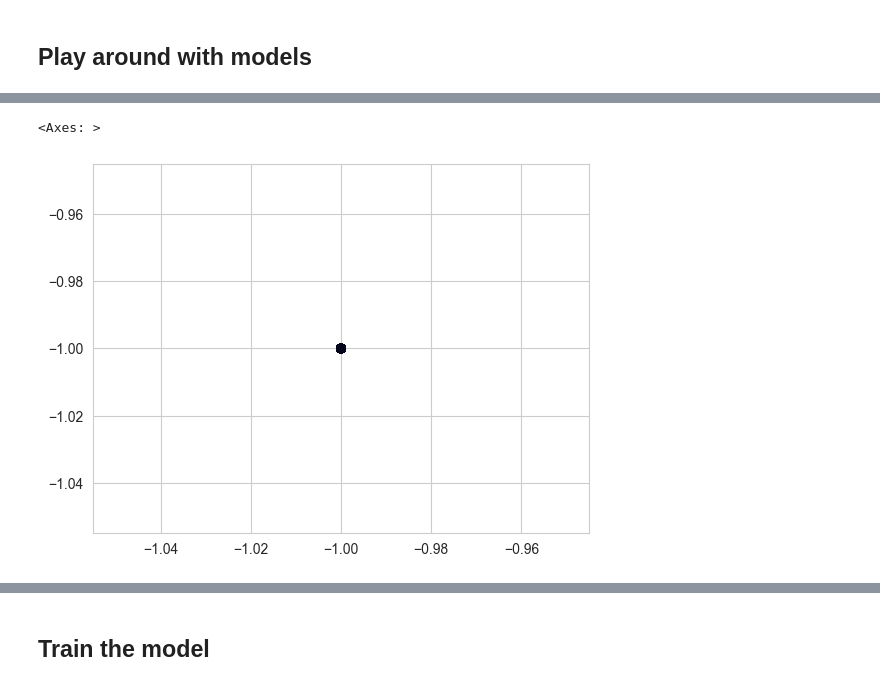
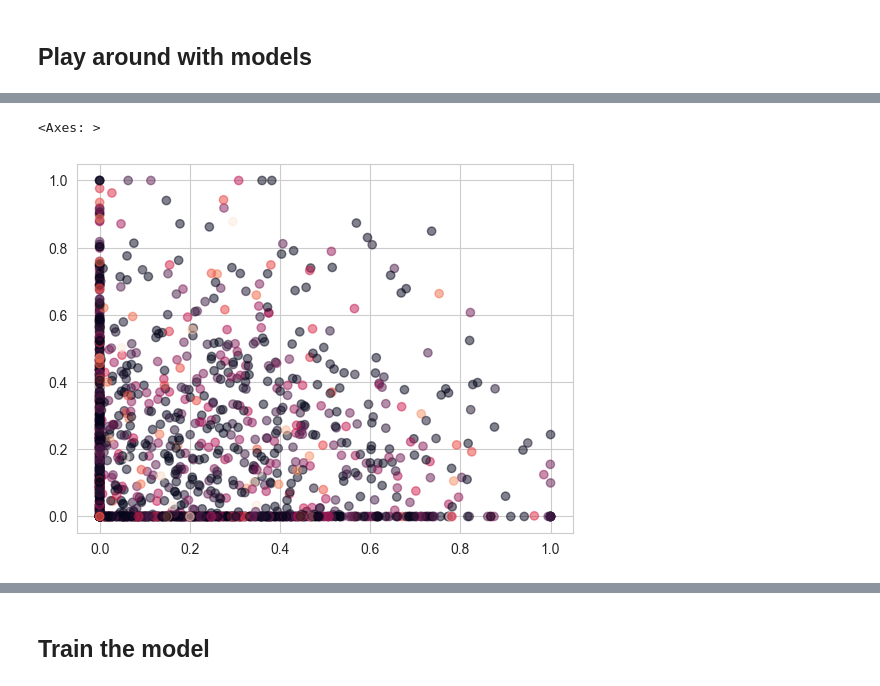
Before and after one commit to Veikko-Saikkonen/hard-spheres, a Jupyter notebook: Notebooks/HardSpheres_v1.ipynb, the cells around one changed output, grey strips where cells are left out. Cells and saved outputs as stored; diff of their text form; code cells hidden in the pictures.

```diff
--- a/Notebooks/HardSpheres_v1.ipynb
+++ b/Notebooks/HardSpheres_v1.ipynb
@@ -50,7 +50,7 @@ from src.plotting import plot_pointcloud, plot_sample_figures
 ## Load data
 # %%
 
-phis = [0.84] # Add more phis here
+phis = [0.84, 0.74] # Add more phis here
 path = Path("../data/raw/samples")
 
 files, dataframe, metadata = load_raw_data(path, phi=phis)
@@ -61,7 +75,7 @@ Number of Files found :  500
 # %%
 from sklearn.preprocessing import StandardScaler, MinMaxScaler
 
-scaler = MinMaxScaler(feature_range=(-1, 1))
+scaler = MinMaxScaler(feature_range=(0, 1))
 
 dataframe_scaled = pd.DataFrame(scaler.fit_transform(dataframe), columns=dataframe.columns)
 
@@ -107,7 +111,7 @@ This is better than not ordered, but can be problematic as values in the middle
 However it is also a good experiment as if we observe that the corners behave better than the middle, we know we are on to something.
 # %%
 dataframe_scaled_ordered = dataframe_scaled.copy()
-dataframe_scaled_ordered["Xy"] = dataframe_scaled_ordered["x"] + dataframe_scaled_ordered["y"]
+dataframe_scaled_ordered["Xy"] = np.sqrt(((dataframe_scaled_ordered["x"]-0.5)**2) + ((dataframe_scaled_ordered["y"]-0.5)**2))
 dataframe_scaled_ordered = dataframe_scaled_ordered.sort_values(by=["experiment", "sample", "Xy"])
 dataframe_scaled_ordered = dataframe_scaled_ordered.drop(columns=["Xy"])
 # %% [markdown]
@@ -418,8 +308,7 @@ Estimated Total Size (MB): 33.73
 # %%
-# sample_pred_y = HSGenerator(output_max_samples=dataset.y.shape[1], latent_dim=27, in_dim=3)(sample_x).detach()
-sample_pred_y = gan.generator(sample_x).detach()
+sample_pred_y = HSGenerator(output_max_samples=dataset.y.shape[1], latent_dim=27, in_dim=3)(sample_x).detach()
 
 plot_pointcloud(sample_pred_y[0,:,:], plot_radius=False)
 # %% [output]
 <Axes: >
-[figure, old version]
+[figure, new version]
```
Also changed, not shown: parts of 24 cells of this notebook, 7 other files.
